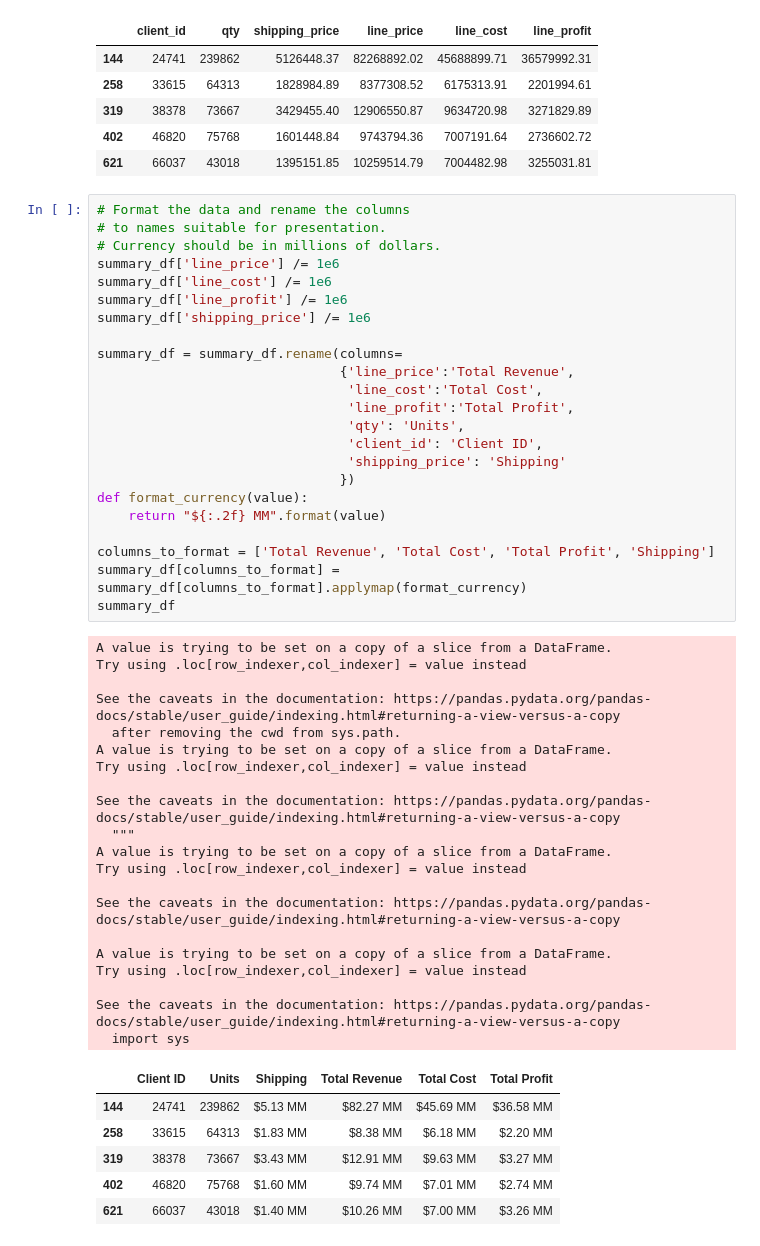
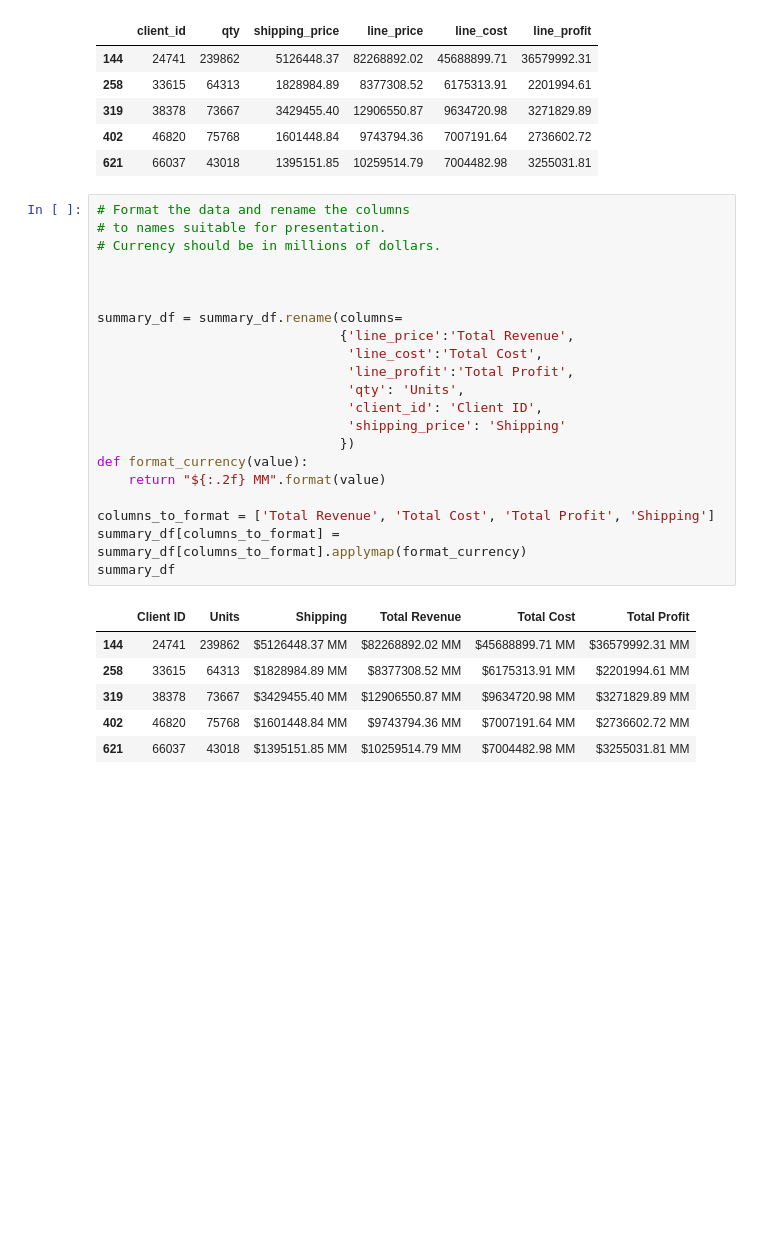
Before and after one commit to sebastianfjrd/pandas-challenge-1, a Jupyter notebook: module_4_challenge.ipynb, the cells around one changed output. Drawn from its saved outputs; the diff is of its cells as text; blank space fills up the shorter version.

```diff
--- a/module_4_challenge.ipynb
+++ b/module_4_challenge.ipynb
@@ -313,53 +313,31 @@ summary_df
 # %%
 # Format the data and rename the columns
 # to names suitable for presentation.
 # Currency should be in millions of dollars.
-summary_df['line_price'] /= 1e6
-summary_df['line_cost'] /= 1e6
-summary_df['line_profit'] /= 1e6
-summary_df['shipping_price'] /= 1e6
+
+
 
 summary_df = summary_df.rename(columns=
                                {'line_price':'Total Revenue',
                                 'line_cost':'Total Cost',
                                 'line_profit':'Total Profit',
                                 'qty': 'Units',
                                 'client_id': 'Client ID',
                                 'shipping_price': 'Shipping'
                                })
 def format_currency(value):
     return "${:.2f} MM".format(value)
 
 columns_to_format = ['Total Revenue', 'Total Cost', 'Total Profit', 'Shipping']
 summary_df[columns_to_format] = summary_df[columns_to_format].applymap(format_currency)
 summary_df
 # %% [output]
-A value is trying to be set on a copy of a slice from a DataFrame.
-Try using .loc[row_indexer,col_indexer] = value instead
-
-See the caveats in the documentation: https://pandas.pydata.org/pandas-docs/stable/user_guide/indexing.html#returning-a-view-versus-a-copy
-  after removing the cwd from sys.path.
-A value is trying to be set on a copy of a slice from a DataFrame.
-Try using .loc[row_indexer,col_indexer] = value instead
-
-See the caveats in the documentation: https://pandas.pydata.org/pandas-docs/stable/user_guide/indexing.html#returning-a-view-versus-a-copy
-  """
-A value is trying to be set on a copy of a slice from a DataFrame.
-Try using .loc[row_indexer,col_indexer] = value instead
-
-See the caveats in the documentation: https://pandas.pydata.org/pandas-docs/stable/user_guide/indexing.html#returning-a-view-versus-a-copy
-
-A value is trying to be set on a copy of a slice from a DataFrame.
-Try using .loc[row_indexer,col_indexer] = value instead
-
-See the caveats in the documentation: https://pandas.pydata.org/pandas-docs/stable/user_guide/indexing.html#returning-a-view-versus-a-copy
-  import sys
 |  | Client ID | Units | Shipping | Total Revenue | Total Cost | Total Profit |
-| 144 | 24741 | 239862 | $5.13 MM | $82.27 MM | $45.69 MM | $36.58 MM |
-| 258 | 33615 | 64313 | $1.83 MM | $8.38 MM | $6.18 MM | $2.20 MM |
-| 319 | 38378 | 73667 | $3.43 MM | $12.91 MM | $9.63 MM | $3.27 MM |
-| 402 | 46820 | 75768 | $1.60 MM | $9.74 MM | $7.01 MM | $2.74 MM |
-| 621 | 66037 | 43018 | $1.40 MM | $10.26 MM | $7.00 MM | $3.26 MM |
+| 144 | 24741 | 239862 | $5126448.37 MM | $82268892.02 MM | $45688899.71 MM | $36579992.31 MM |
+| 258 | 33615 | 64313 | $1828984.89 MM | $8377308.52 MM | $6175313.91 MM | $2201994.61 MM |
+| 319 | 38378 | 73667 | $3429455.40 MM | $12906550.87 MM | $9634720.98 MM | $3271829.89 MM |
+| 402 | 46820 | 75768 | $1601448.84 MM | $9743794.36 MM | $7007191.64 MM | $2736602.72 MM |
+| 621 | 66037 | 43018 | $1395151.85 MM | $10259514.79 MM | $7004482.98 MM | $3255031.81 MM |
 # %%
 # Sort the updated data by "Total Profit" form highest to lowest
 summary_df = summary_df.sort_values(by='Total Profit', ascending=False)
```
Also changed, not shown: parts of 2 cells of this notebook.
